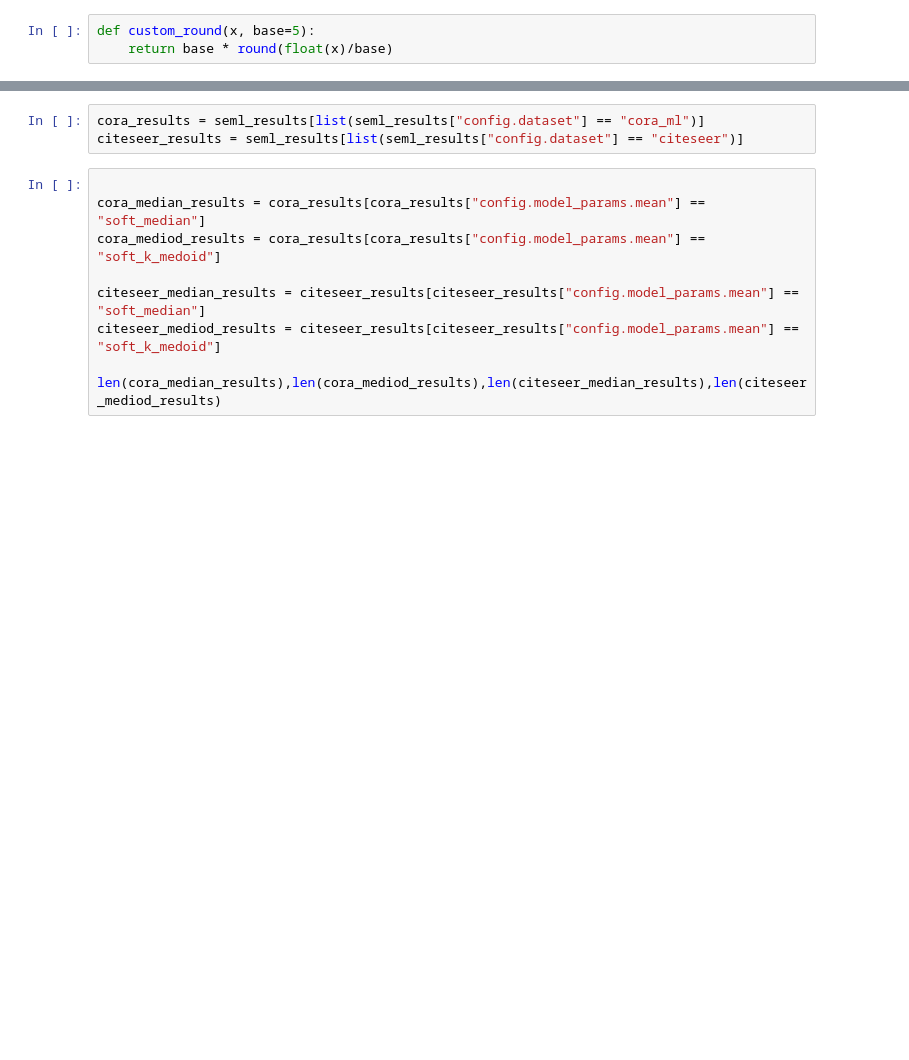
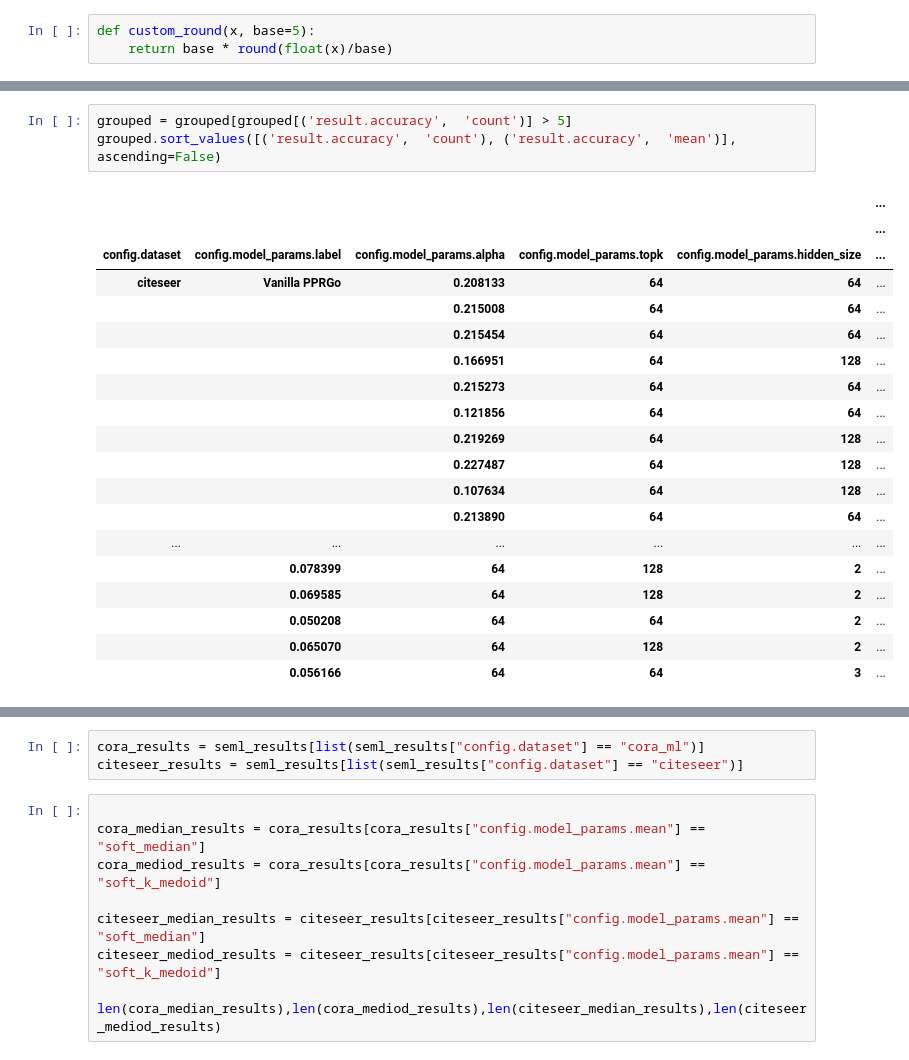
Before and after one commit to sigeisler/robustness_of_gnns_at_scale, a Jupyter notebook: notebooks/Results - PPRGo.ipynb, the cells around one changed output, grey strips where cells are left out. Drawn from its saved outputs; the diff is of its cells as text; blank space fills up the shorter version.

```diff
--- a/notebooks/Results - PPRGo.ipynb
+++ b/notebooks/Results - PPRGo.ipynb
@@ -111,2 +172,25 @@ seml_results.groupby(groups).describe()[["result.accuracy"]]
+# %%
+grouped = grouped[grouped[('result.accuracy',  'count')] > 5]
+grouped.sort_values([('result.accuracy',  'count'), ('result.accuracy',  'mean')], ascending=False)
+# %% [output]
+|  |  |  |  |  | ... |
+|  |  |  |  |  | ... |
+| config.dataset | config.model_params.label | config.model_params.alpha | config.model_params.topk | config.model_params.hidden_size | ... |
+| citeseer | Vanilla PPRGo | 0.208133 | 64 | 64 | ... |
+|  |  | 0.215008 | 64 | 64 | ... |
+|  |  | 0.215454 | 64 | 64 | ... |
+|  |  | 0.166951 | 64 | 128 | ... |
+|  |  | 0.215273 | 64 | 64 | ... |
+|  |  | 0.121856 | 64 | 64 | ... |
+|  |  | 0.219269 | 64 | 128 | ... |
+|  |  | 0.227487 | 64 | 128 | ... |
+|  |  | 0.107634 | 64 | 128 | ... |
+|  |  | 0.213890 | 64 | 64 | ... |
+| ... | ... | ... | ... | ... | ... |
+|  | 0.078399 | 64 | 128 | 2 | ... |
+|  | 0.069585 | 64 | 128 | 2 | ... |
+|  | 0.050208 | 64 | 64 | 2 | ... |
+|  | 0.065070 | 64 | 128 | 2 | ... |
+|  | 0.056166 | 64 | 64 | 3 | ... |
 # %%
 seml_results["config.model_params.label"].unique()
```
Also changed, not shown: parts of 13 cells of this notebook, 6 other files.
